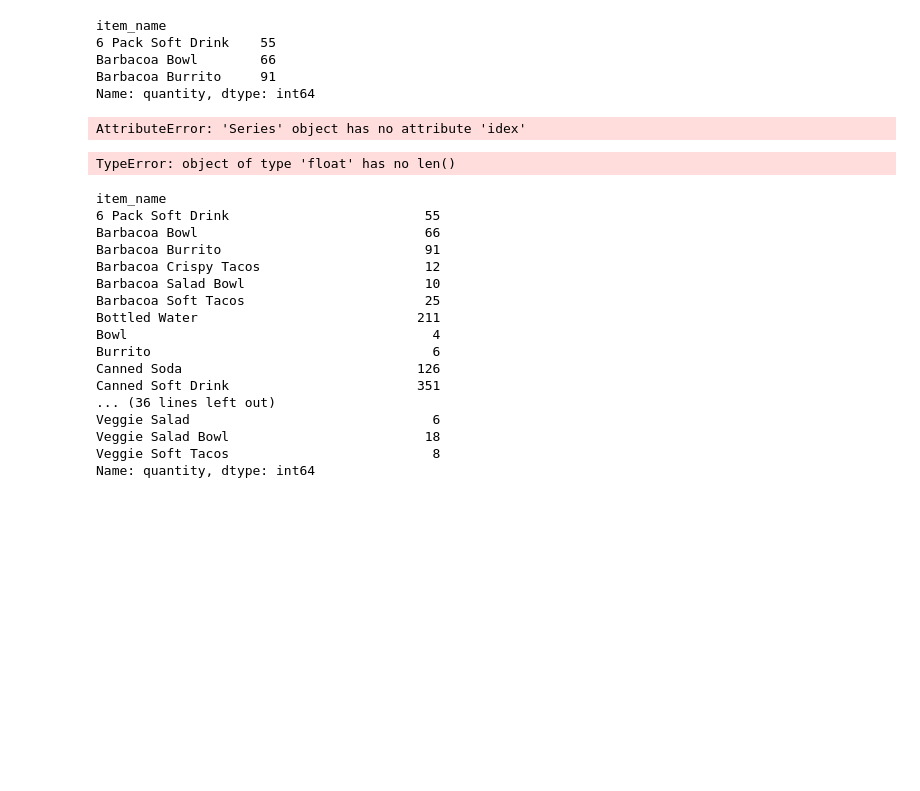
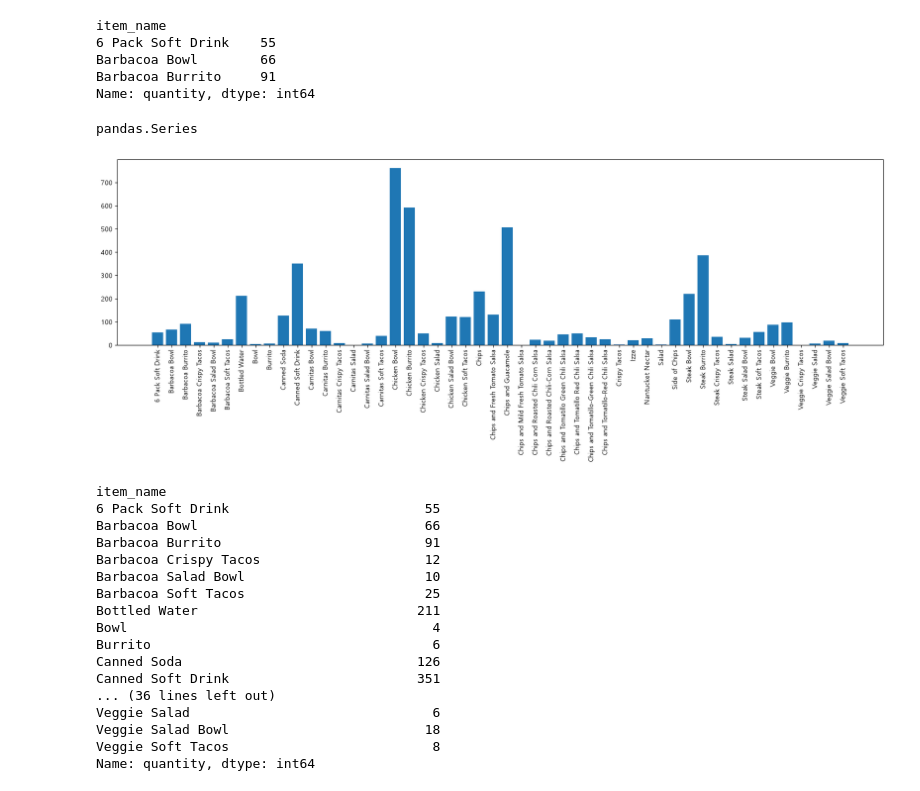
Before and after one commit to EPONINEE26/aix_data_0928, a Jupyter notebook: p1006/p1006_04.ipynb, the cells around one changed output. Cells and saved outputs as stored; diff of their text form; code cells hidden in the pictures; blank space fills up the shorter version.

```diff
--- a/p1006/p1006_04.ipynb
+++ b/p1006/p1006_04.ipynb
@@ -32,19 +32,21 @@ Name: quantity, dtype: int64
 # %%
 idx=np.arange(len(item_quantity))
 # %%
-x=item_quantity.idex
-y=item_quantity
+x = item_quantity.index
+y = item_quantity
+
 type(item_quantity)
 # %% [output]
-AttributeError: 'Series' object has no attribute 'idex'
+pandas.Series
 # %%
 # plt.bar(df['item_name'], s_sum)
-plt.figure(figsize=(20.5))
-plt.bar(x,y)
-plt.xticks(x, rotation=90)
+plt.figure(figsize=(20.5, 5))
+plt.bar(x, y)
+
+plt.xticks(rotation=90)
 plt.show()
 # %% [output]
-TypeError: object of type 'float' has no len()
+[figure, added]
 # %%
 item_quantity = df.groupby('item_name')['quantity'].sum()
 item_quantity
```
Also changed, not shown: 9 other files.
